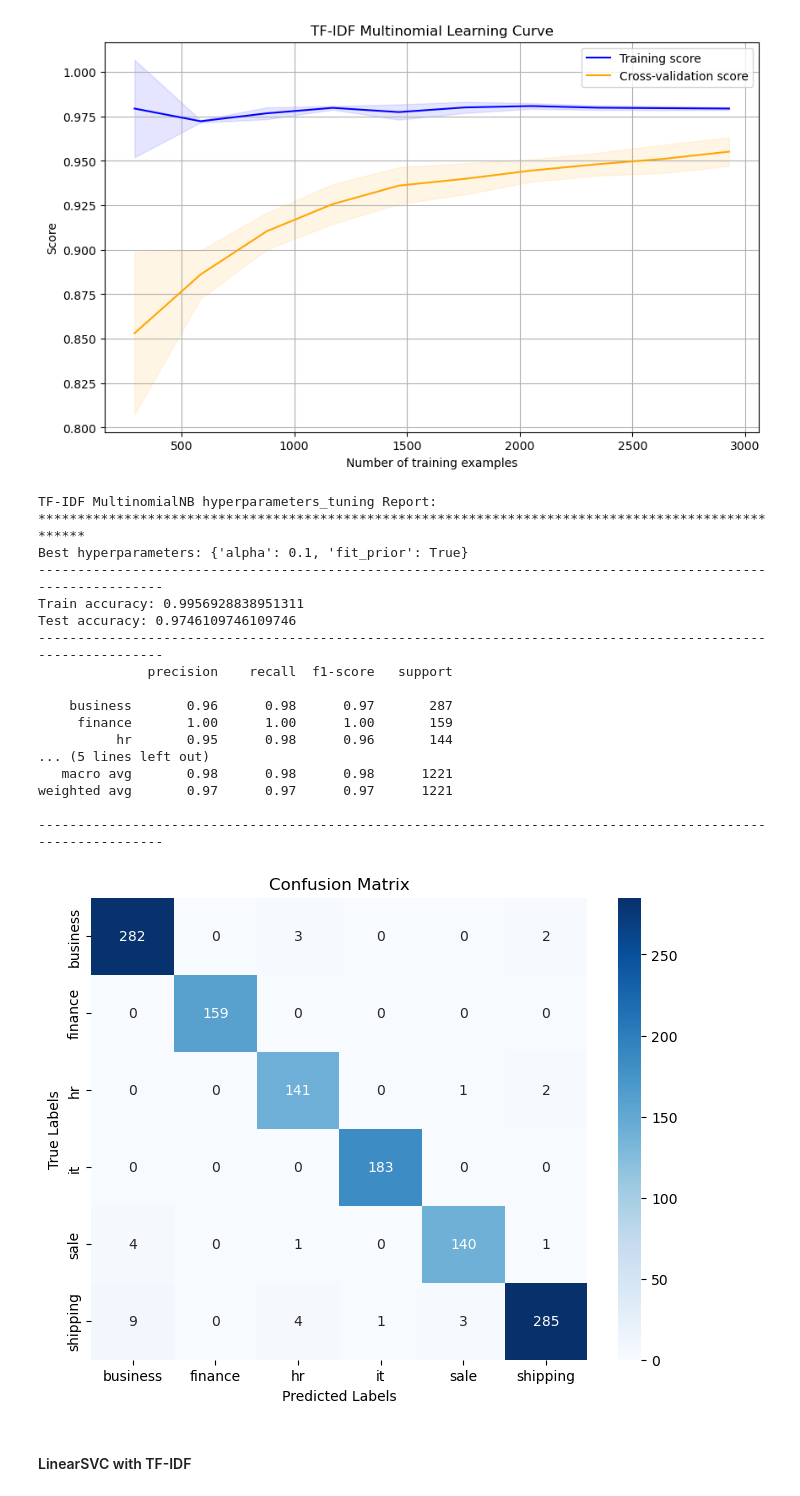
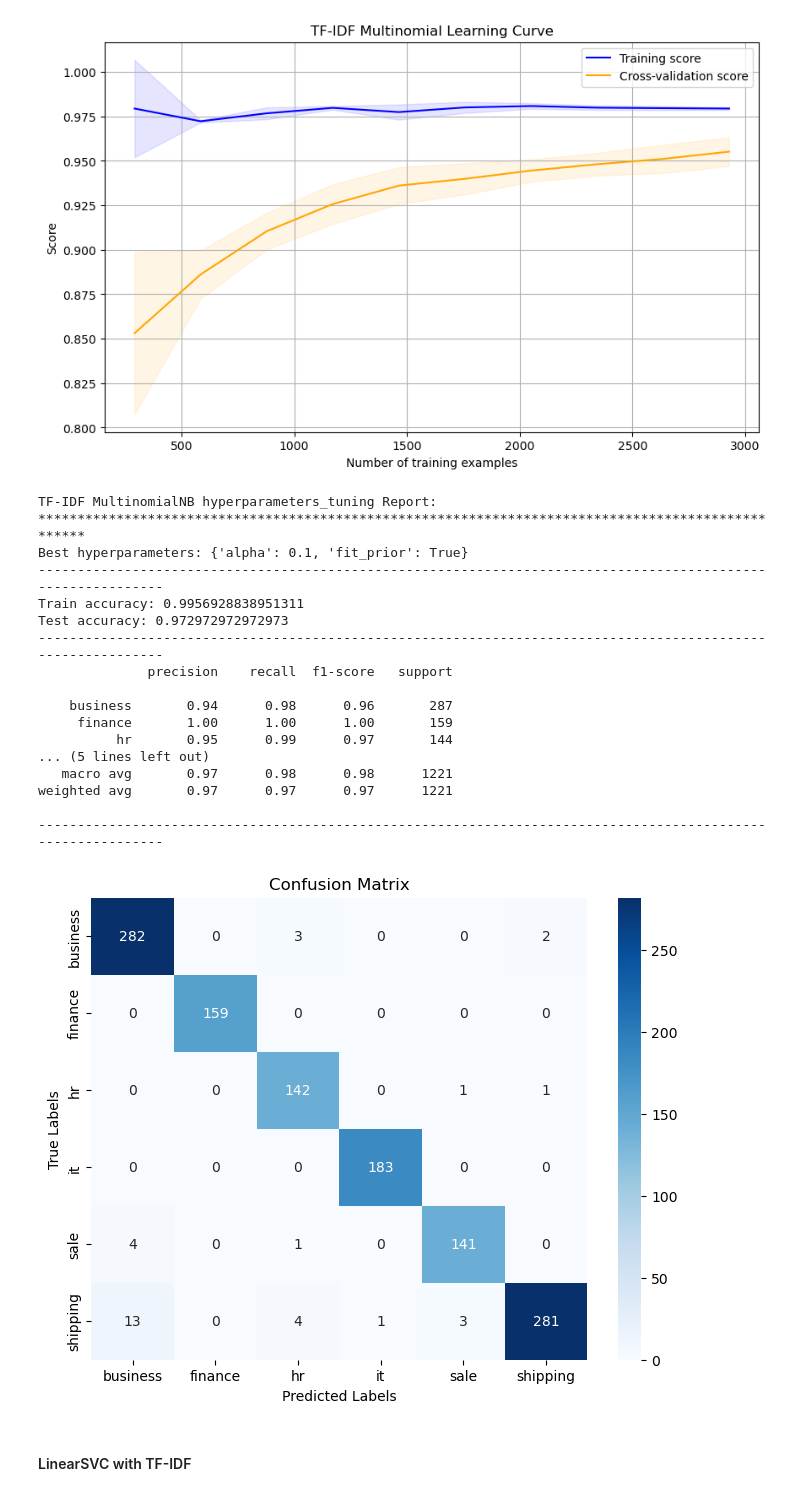
Before and after one commit to lammau123/ML-Email-Classification, a Jupyter notebook: data_collection_refactor.ipynb, the cells around one changed output. Drawn from its saved outputs; the diff is of its cells as text; code cells hidden in the pictures.

```diff
--- a/data_collection_refactor.ipynb
+++ b/data_collection_refactor.ipynb
@@ -679,7 +675,7 @@ tfidf_vectorizer = TfidfVectorizer()
 # numerize train dataset
 X_train_tfidf = tfidf_vectorizer.fit_transform(train_data['Subject_Body'])
 # numerize test dataset
-X_test_tfidf = bow_transform.transform(test_data['Subject_Body'])
+X_test_tfidf = tfidf_vectorizer.transform(test_data['Subject_Body'])
 # %%
 # Because the labels are imbalance, applying over-sampling to make them balance
 sm = SMOTE(random_state=42)
@@ -711,36 +706,36 @@ perform_learning_curve_and_visualization(model, X_train_tfidf, train_data['Targe
 # %%
 # Initialize MultinomialNB classifier
 model = MultinomialNB()
 
 # Define hyperparameters grid to search
 param_grid = {
     'alpha': [0.1, 0.5, 1.0, 2.0],
     'fit_prior': [True, False]
 }
 
 print('TF-IDF MultinomialNB hyperparameters_tuning Report:')
 print('***************************************************************************************************')
-train_accuracy, test_accuracy, best_param = hyperparameters_tuning(model, X_res, y_res, X_test_bow, test_data['Target_Encode'], param_grid, cv=5)
+train_accuracy, test_accuracy, best_param = hyperparameters_tuning(model, X_res, y_res, X_test_tfidf, test_data['Target_Encode'], param_grid, cv=5)
 metrics.append([train_accuracy, test_accuracy])
 # %% [output]
 TF-IDF MultinomialNB hyperparameters_tuning Report:
 ***************************************************************************************************
 Best hyperparameters: {'alpha': 0.1, 'fit_prior': True}
 -------------------------------------------------------------------------------------------------------------
 Train accuracy: 0.9956928838951311
-Test accuracy: 0.9746109746109746
+Test accuracy: 0.972972972972973
 -------------------------------------------------------------------------------------------------------------
               precision    recall  f1-score   support
 
-    business       0.96      0.98      0.97       287
+    business       0.94      0.98      0.96       287
      finance       1.00      1.00      1.00       159
-          hr       0.95      0.98      0.96       144
+          hr       0.95      0.99      0.97       144
 ... (5 lines left out)
-   macro avg       0.98      0.98      0.98      1221
+   macro avg       0.97      0.98      0.98      1221
 weighted avg       0.97      0.97      0.97      1221
 
 -------------------------------------------------------------------------------------------------------------
-[figure, old version]
+[figure, new version]
 # %% [markdown]
 #### LinearSVC with TF-IDF
 # %%
```
Also changed, not shown: parts of 22 cells of this notebook.
